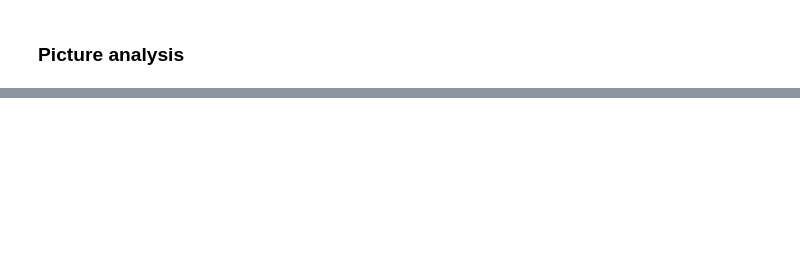
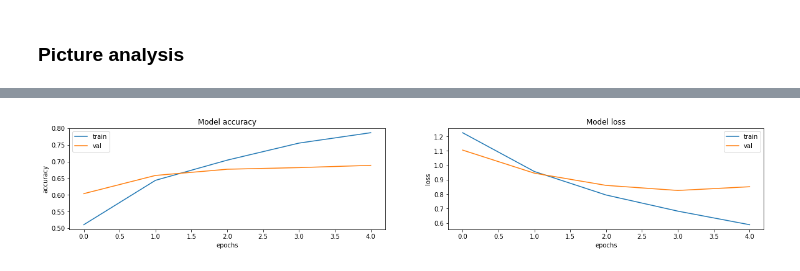
Before and after one commit to ThibaultDieudonne/Comments-and-Pictures-Classification, a Jupyter notebook: n.ipynb, the cells around one changed output, grey strips where cells are left out. Drawn from its saved outputs; the diff is of its cells as text; code cells hidden in the pictures; blank space fills up the shorter version.

```diff
--- a/n.ipynb
+++ b/n.ipynb
@@ -295,0 +515,23 @@ ValueError: nan is not in list
+# %%
+already_trained = False
+
+if already_trained:
+    cnn = tf.keras.models.load_model('custom_cnn')
+    cnn_history = pd.read_csv('train_history.csv')
+else:
+    cnn = tf.keras.models.Sequential()
+
+    cnn.add(tf.keras.layers.Conv2D(32, (3, 3), activation='relu', padding='same', input_shape=(224, 224, 3)))
+    cnn.add(tf.keras.layers.Conv2D(32, (3, 3), activation='relu'))
+    cnn.add(tf.keras.layers.MaxPool2D(pool_size=(2, 2)))
+    cnn.add(tf.keras.layers.Dropout(0.25))
+    cnn.add(tf.keras.layers.Conv2D(64, (3, 3), activation='relu', padding='same'))
+    cnn.add(tf.keras.layers.Conv2D(64, (3, 3), activation='relu'))
+    cnn.add(tf.keras.layers.MaxPool2D(pool_size=(2, 2)))
+    cnn.add(tf.keras.layers.Dropout(0.25))
+    cnn.add(tf.keras.layers.Flatten())
+    # cnn.add(tf.keras.layers.Dense(64, activation='relu'))
+    # cnn.add(tf.keras.layers.Dropout(0.5))
+    cnn.add(tf.keras.layers.Dense(5, activation='softmax'))
+
+print(cnn.summary())
@@ -295,0 +556,11 @@ ValueError: nan is not in list
+# %%
+def train_cnn():
+    cnn.compile(loss="sparse_categorical_crossentropy", optimizer=tf.keras.optimizers.RMSprop(learning_rate=0.0001, decay=1e-6), metrics=["accuracy"])
+    hist = cnn.fit(train_ds, batch_size=batch_size, epochs=n_epochs, steps_per_epoch=steps_per_epoch, validation_data=val_ds, verbose=2)
+    hist_df = pd.DataFrame(data=hist.history)
+    hist_df.to_csv('cnn_train_history.csv', index=False)
+    cnn.save('custom_cnn')
+
+    return hist_df
+
+cnn_history = train_cnn()
@@ -295,0 +579,4 @@ ValueError: nan is not in list
+# %%
+cnn_performance = cnn.evaluate(test_ds)
+display_learning_curves(cnn_history)
+# %% [output]
@@ -295,0 +584 @@ ValueError: nan is not in list
+[figure, added]
```
Also changed, not shown: parts of 28 cells of this notebook, 16 other files.
